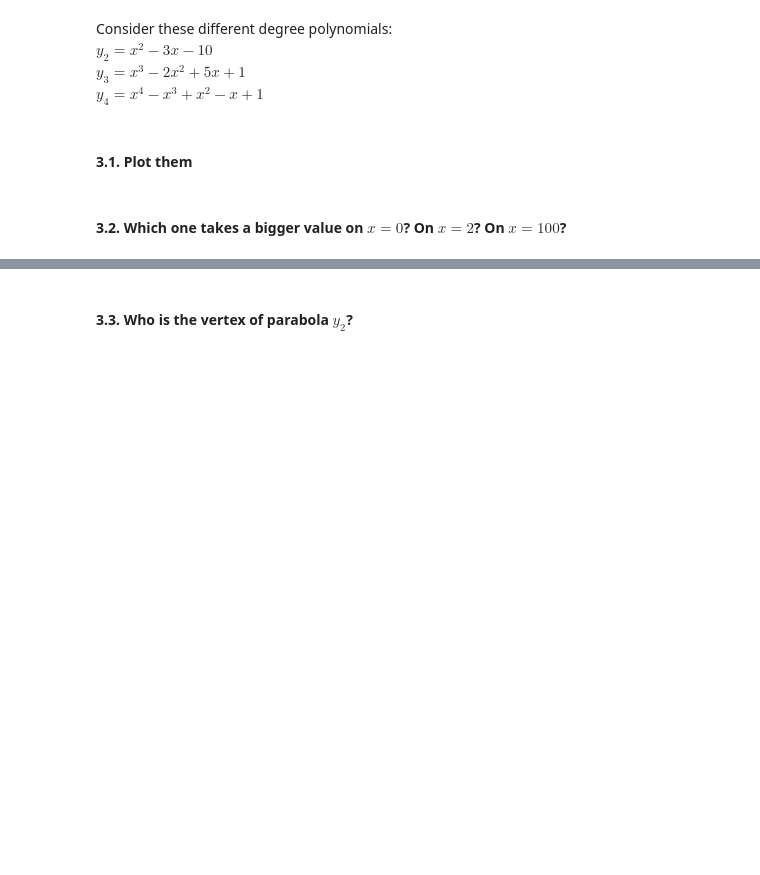
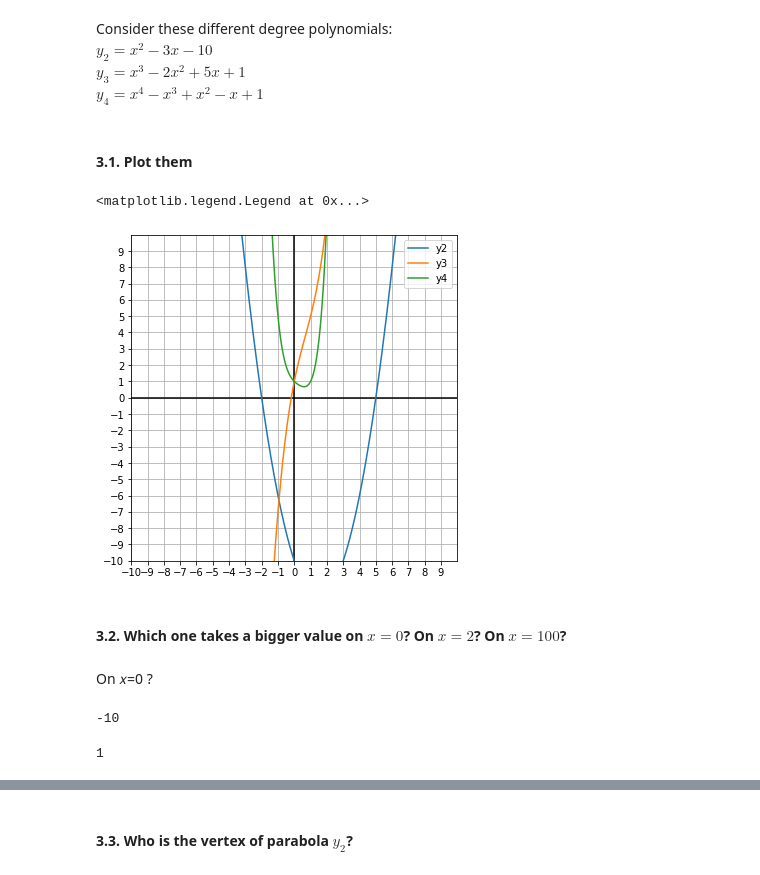
Before and after one commit to Ironhack-Data-Madrid-Enero-2021/lab-math-refresher, a Jupyter notebook: your-code/main.ipynb, the cells around one changed output, grey strips where cells are left out. Cells and saved outputs as stored; diff of their text form; code cells hidden in the pictures; blank space fills up the shorter version.

```diff
--- a/your-code/main.ipynb
+++ b/your-code/main.ipynb
@@ -46,4 +210,14 @@ $y_4=x^4-x^3+x^2-x+1$
 # %% [markdown]
 #### 3.1. Plot them
+# %%
+initialize_grid()
+plt.plot(x, y2, "-", label="y2")
+plt.plot(x, y3, "-", label="y3")
+plt.plot(x, y4, "-", label="y4")
+
+plt.legend()
+# %% [output]
+<matplotlib.legend.Legend at 0x...>
+[figure, added]
 # %% [markdown]
 #### 3.2. Which one takes a bigger value on $x=0$? On $x=2$? On $x=100$?
@@ -49,0 +228,12 @@ $y_4=x^4-x^3+x^2-x+1$
+# %% [markdown]
+On 𝑥=0 ?
+# %%
+𝑦2 = 0 ** 2 - 3 * 0 - 10
+𝑦2
+# %% [output]
+-10
+# %%
+𝑦3 = 0 ** 3 - 2 * 0 ** 2 + 5 * 0 + 1
+y3
+# %% [output]
+1
```
Also changed, not shown: parts of 83 cells of this notebook.
